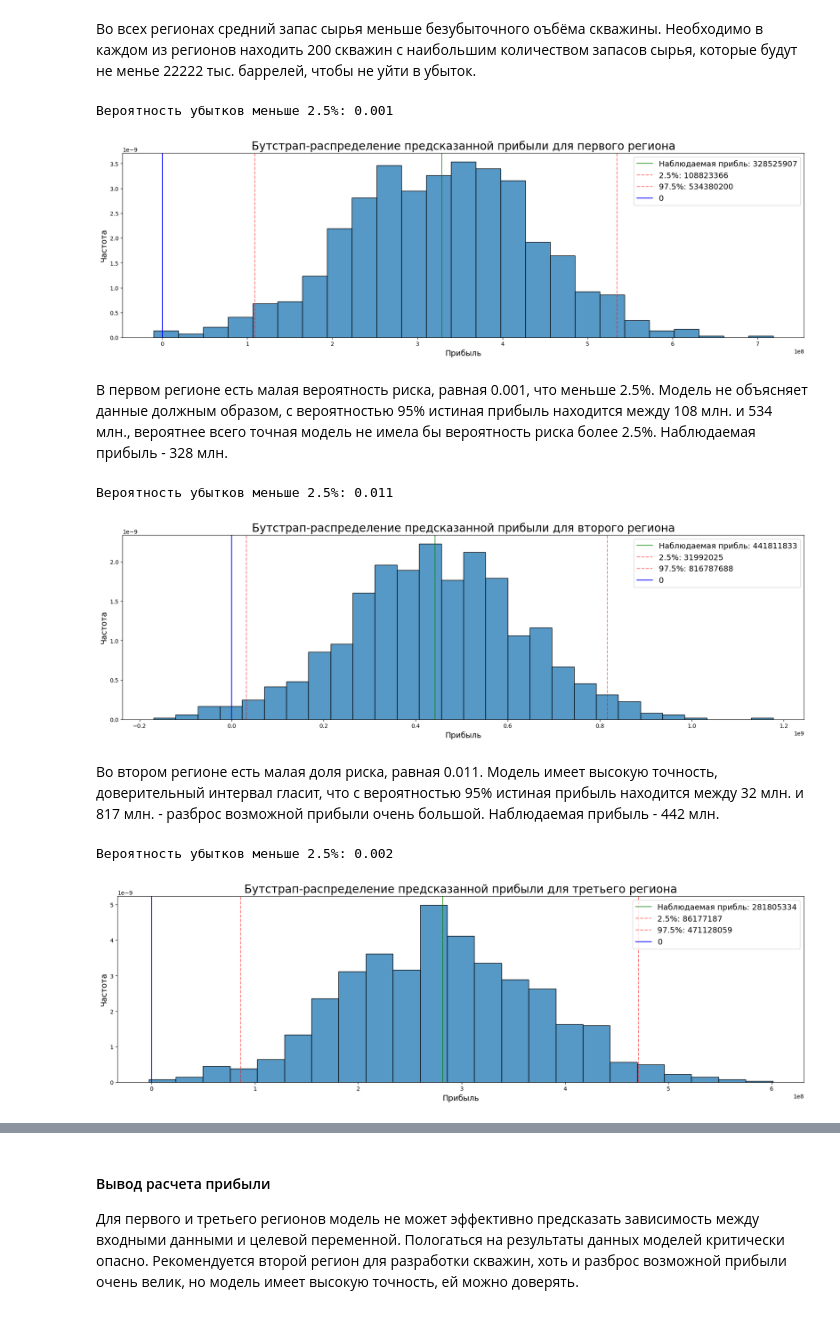
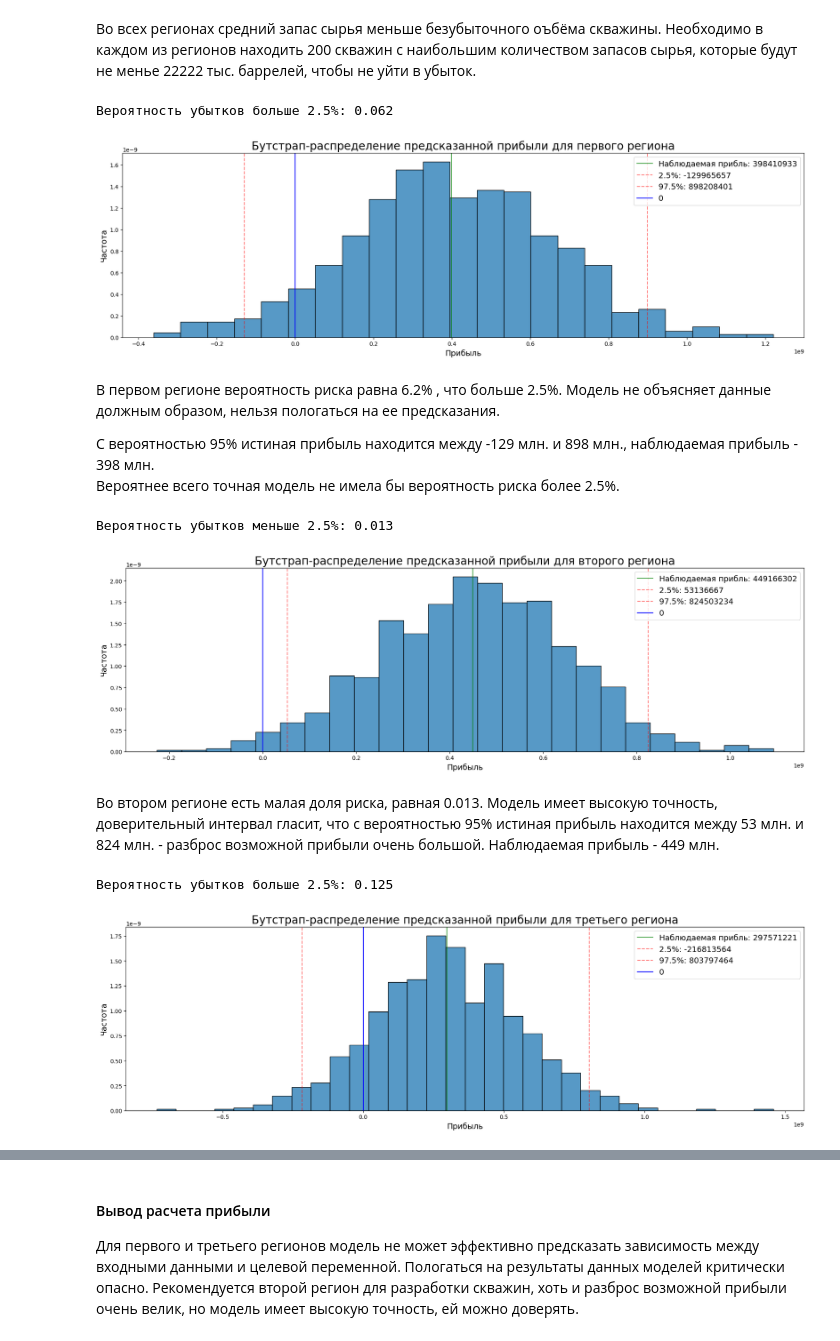
Before and after one commit to serguntsov/geo_well_ml, a Jupyter notebook: where_to_drill_a_well.ipynb, the cells around one changed output, grey strips where cells are left out. Saved outputs shown, nothing was run; the diff lists cells and outputs as text; code cells hidden in the pictures.

Commit message:
correction func get_income

```diff
--- a/where_to_drill_a_well.ipynb
+++ b/where_to_drill_a_well.ipynb
@@ -987,12 +966,12 @@ plt.show()
 # %% [markdown]
 ### [Расчет прибыли](#task_5_plan) <a id='task_5'></a>
 # %%
-budget = 10e9 # бюджет на разработку скважин в регионе
-n_well = 200 # количество скважин на разработку
-income = 450e3 # доход с единицы продукта
+BUDGET = 10e9 # бюджет на разработку скважин в регионе
+N_WELL = 200 # количество скважин на разработку
+INCOME = 450e3 # доход с единицы продукта
 
-print('Достаточный объём сырья для безубыточной разработки региона:', round(budget / income, 2))
-print('Достаточный объём сырья для безубыточной разработки новой скважины:', round(budget / (n_well * income), 2))
+print('Достаточный объём сырья для безубыточной разработки региона:', round(BUDGET / INCOME, 2))
+print('Достаточный объём сырья для безубыточной разработки новой скважины:', round(BUDGET / (N_WELL * INCOME), 2))
 
 print('Средний запас сырья в первом регионе:', round(geo_data_0['product'].mean(), 2))
 print('Средний запас сырья во второй регионе:', round(geo_data_1['product'].mean(), 2))
@@ -1007,22 +986,26 @@ print('Средний запас сырья в третьем регионе:',
 Во всех регионах средний запас сырья меньше безубыточного оъбёма скважины. Необходимо в каждом из регионов находить 200 скважин с наибольшим количеством запасов сырья, которые будут не менье 22222 тыс. баррелей, чтобы не уйти в убыток.
 # %%
 # Функция расчета прибыли для выбранного региона
-def get_income(arr):
-    if isinstance(arr, pd.Series):
-        arr = arr.to_numpy()
-    return round(sum(sorted(arr, reverse=True)[:200]) * income)
+def get_income(y_true, y_pred):
+    # индексы предсказанных 200 скважин с наибольшим количеством запасов сырья
+    inds = y_pred.sort_values(by='pred_product', ascending=False).index[:200]
+    # iloc возвращает не по индексам, а по порядку нахождения
+    return round(sum(y_true.reset_index(drop=True).iloc[inds]) * INCOME)
 # %%
-alpha=0.025 #2.5%
+ALPHA=0.025 #2.5%
 N_BOOTSTRAP=1000
 
 # бутстрап для подсчета прибыли и рисков в регионе
-def income_bootstrap(y_pred):
+def income_bootstrap(y_true, y_pred):
     np.random.seed(RANDOM_STATE) # фиксируем воспроизводимость результатов
     plt.figure(figsize=(22, 6))
 
+    if isinstance(y_pred, np.ndarray):
+        y_pred = pd.DataFrame(data=y_pred, columns=['pred_product'])
+
     income_boot = []
     for _ in range(N_BOOTSTRAP):
-        income_boot.append(get_income(y_pred[np.random.choice(len(y_pred), size=500, replace=False)]) - budget)
+        income_boot.append(get_income(y_true, y_pred.iloc[np.random.choice(len(y_pred), size=500, replace=True)]) - BUDGET)
 
     confidence_interval = np.quantile(income_boot, [0.025, 0.975])
     income_mean = np.mean(income_boot)
@@ -1042,33 +1025,36 @@ def income_bootstrap(y_pred):
     axes.set_xlabel('Прибыль', fontsize=14)
 
     # оценка рисков
-    if risk_of_loss < alpha:
+    if risk_of_loss < ALPHA:
         print('Вероятность убытков меньше 2.5%:', round(risk_of_loss, 3))
     else:
         print('Вероятность убытков больше 2.5%:', round(risk_of_loss, 3))
 # %%
-income_bootstrap(pred_0)
+income_bootstrap(y_valid_0, pred_0)
 plt.title('Бутстрап-распределение предсказанной прибыли для первого региона', fontsize=20)
 plt.show()
 # %% [output]
-Вероятность убытков меньше 2.5%: 0.001
+Вероятность убытков больше 2.5%: 0.062
-[figure, old version]
+[figure, new version]
 # %% [markdown]
-В первом регионе есть малая вероятность риска, равная 0.001, что меньше 2.5%. Модель не объясняет данные должным образом, с вероятностью 95% истиная прибыль находится между 108 млн. и 534 млн., вероятнее всего точная модель не имела бы вероятность риска более 2.5%. Наблюдаемая прибыль - 328 млн.
+В первом регионе вероятность риска равна 6.2% , что больше 2.5%. Модель не объясняет данные должным образом, нельзя пологаться на ее предсказания.
+
+С вероятностью 95% истиная прибыль находится между -129 млн. и 898 млн., наблюдаемая прибыль - 398 млн. \
+Вероятнее всего точная модель не имела бы вероятность риска более 2.5%.
 # %%
-income_bootstrap(pred_1)
+income_bootstrap(y_valid_1, pred_1)
 plt.title('Бутстрап-распределение предсказанной прибыли для второго региона', fontsize=20)
 plt.show()
 # %% [output]
-Вероятность убытков меньше 2.5%: 0.011
+Вероятность убытков меньше 2.5%: 0.013
-[figure, old version]
+[figure, new version]
 # %% [markdown]
-Во втором регионе есть малая доля риска, равная 0.011. Модель имеет высокую точность, доверительный интервал гласит, что с вероятностью 95% истиная прибыль находится между 32 млн. и 817 млн. - разброс возможной прибыли очень большой. Наблюдаемая прибыль - 442 млн.
+Во втором регионе есть малая доля риска, равная 0.013. Модель имеет высокую точность, доверительный интервал гласит, что с вероятностью 95% истиная прибыль находится между 53 млн. и 824 млн. - разброс возможной прибыли очень большой. Наблюдаемая прибыль - 449 млн.
 # %%
-income_bootstrap(pred_2_2)
+income_bootstrap(y_valid_2_2, pred_2_2)
 plt.title('Бутстрап-распределение предсказанной прибыли для третьего региона', fontsize=20)
 plt.show()
 # %% [output]
-Вероятность убытков меньше 2.5%: 0.002
+Вероятность убытков больше 2.5%: 0.125
-[figure, old version]
+[figure, new version]
 # %% [markdown]
```
Also changed, not shown: parts of 19 cells of this notebook.
